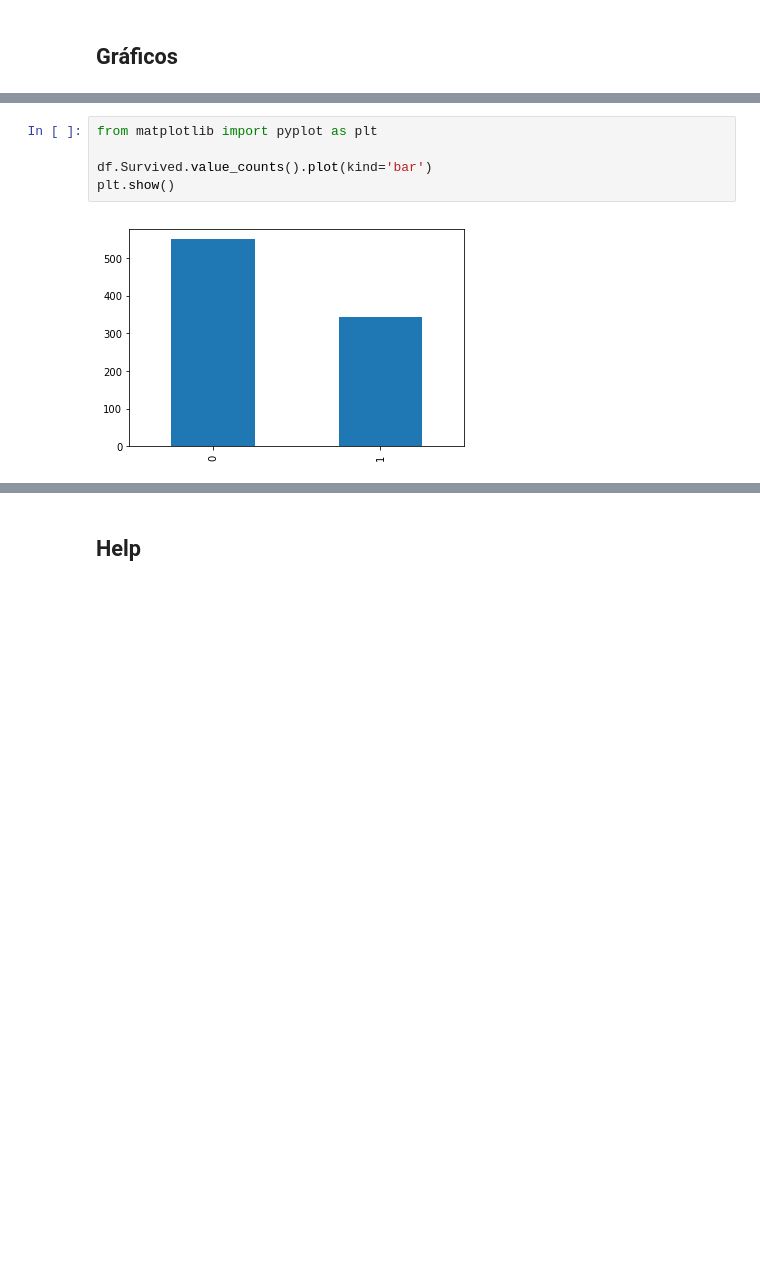
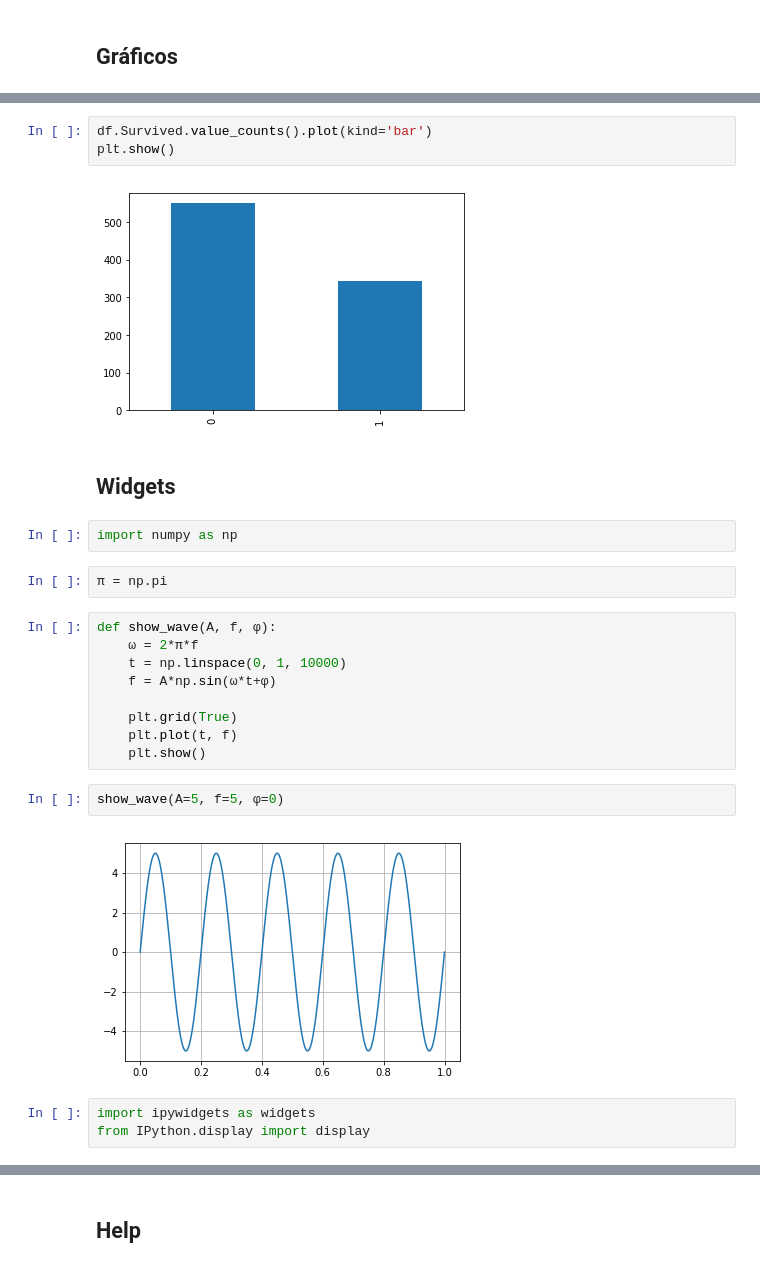
Before and after one commit to xmnlab/notebooks, a Jupyter notebook: jupyter/Introducción.ipynb, the cells around one changed output, grey strips where cells are left out. Saved outputs shown, nothing was run; the diff lists cells and outputs as text; blank space fills up the shorter version.

Commit message:
Widgets example added.

```diff
--- a/jupyter/Introducción.ipynb
+++ b/jupyter/Introducción.ipynb
@@ -159,7 +161,27 @@ df.describe()
 # %%
-from matplotlib import pyplot as plt
-
 df.Survived.value_counts().plot(kind='bar')
 plt.show()
 # %% [output]
 [figure]
+# %% [markdown]
+## Widgets
+# %%
+import numpy as np
+# %%
+π = np.pi
+# %%
+def show_wave(A, f, φ):
+    ω = 2*π*f
+    t = np.linspace(0, 1, 10000)
+    f = A*np.sin(ω*t+φ)
+
+    plt.grid(True)
+    plt.plot(t, f)
+    plt.show()
+# %%
+show_wave(A=5, f=5, φ=0)
+# %% [output]
+[figure, added]
+# %%
+import ipywidgets as widgets
+from IPython.display import display
```
Also changed, not shown: parts of 9 cells of this notebook.
